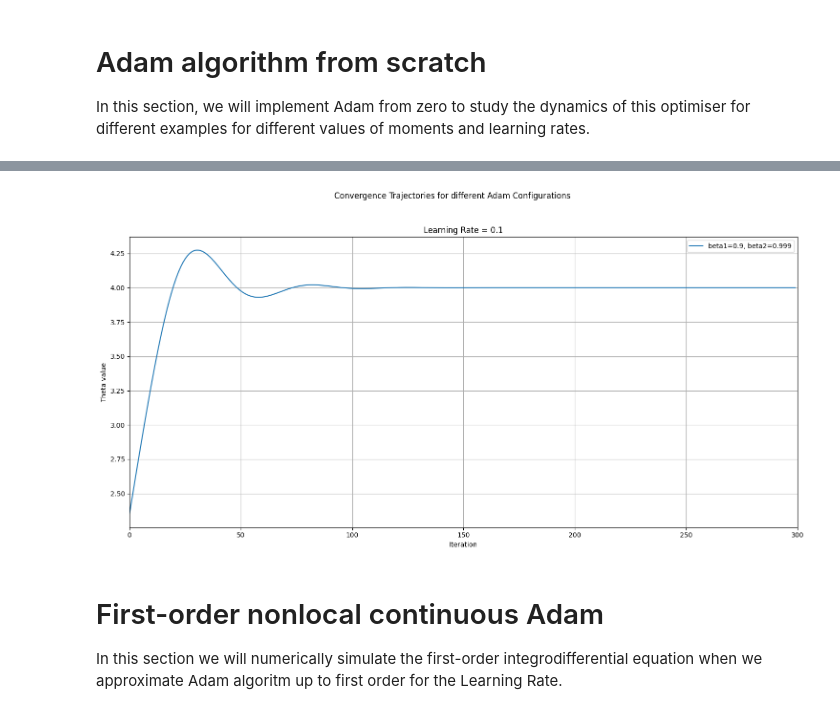
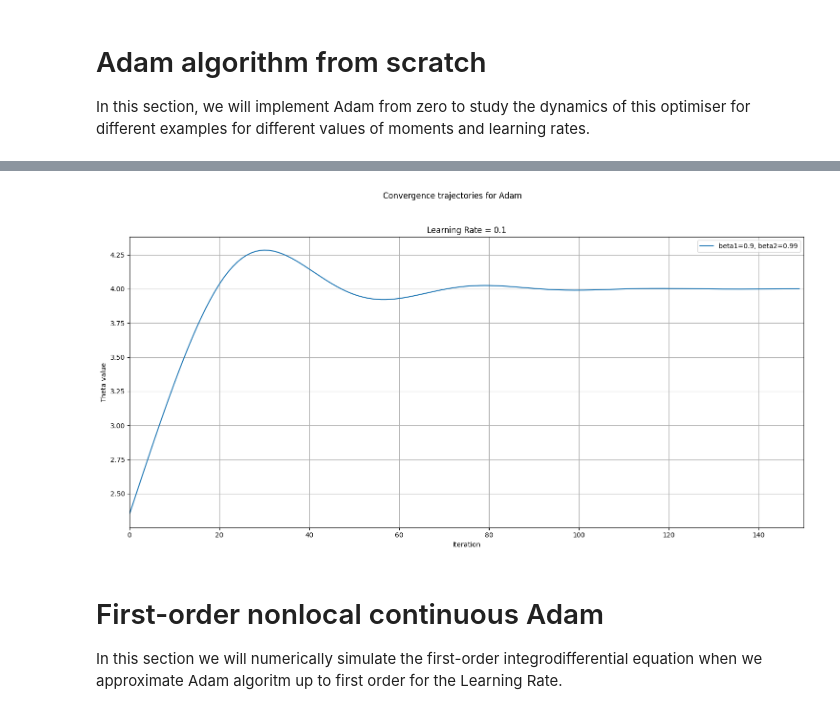
Before and after one commit to carlosherediapimienta/Numerical_IDE, a Jupyter notebook: Simulations_nonlocal_dynamics.ipynb, the cells around one changed output, grey strips where cells are left out. Drawn from its saved outputs; the diff is of its cells as text; code cells hidden in the pictures.

```diff
--- a/Simulations_nonlocal_dynamics.ipynb
+++ b/Simulations_nonlocal_dynamics.ipynb
@@ -15,28 +15,28 @@ import time
 In this section by specifying the setting used for the chosen example.
 # %%
 ### Parameter grid
-param_grid = {
-    'lr': [0.1, 0.01, 0.001],
-    'beta1': [0.9, 0.25],
-    'beta2': [0.999, 0.25],
-}
+#param_grid = {
+#    'lr': [0.1, 0.01],
+#    'beta1': [0.9, 0.5],
+#    'beta2': [0.99, 0.5],
+#}
 
 param_grid = {
     'lr': [0.1],
     'beta1': [0.9],
-    'beta2': [0.999],
-    }
+    'beta2': [0.99],
+}
 
 n_learning_rates = len(param_grid['lr'])
 all_params = [dict(zip(param_grid.keys(), v)) for v in itertools.product(*param_grid.values())]
 
+### Initial values
 np.random.seed(33)
 theta_initial = np.random.uniform(2,3)
 theta_initial_dot = np.random.uniform(2,3)
-
-t_max = 4
 t_0 = 1e-12
 
+### Simulation
 example = 1
 verbose = False
 # %% [markdown]
@@ -45,7 +45,7 @@ verbose = False
 In this section, we will implement Adam from zero to study the dynamics of this optimiser for different examples for different values of moments and learning rates.
 # %%
 fig, axs = plt.subplots(ncols=n_learning_rates, figsize=(15, 8), sharey=True)
-fig.suptitle('Convergence Trajectories for different Adam Configurations')
+fig.suptitle('Convergence trajectories for Adam')
 
 x = np.arange(1,100+1, 1)
 y_true = 2*x
@@ -57,20 +57,16 @@ for i, lr in enumerate(param_grid['lr']):
     if example == 1:
 
         if lr == 0.1:
-            epochs = 300
+            epochs = 150
         elif lr == 0.01:
-            epochs = 1500
-        elif lr == 0.001:
-            epochs = int(8e3)
+            epochs = 600
 
     elif example == 2:
 
         if lr == 0.1:
+            epochs = 60
+        elif lr == 0.01:
             epochs = 150
-        elif lr == 0.01:
-            epochs = 350
-        elif lr == 0.001:
-            epochs = int(3.5e3)
 
     for params in [p for p in all_params if p['lr'] == lr]:
 
@@ -125,4 +121,4 @@ Final parameter value ADAM: theta = 4.0000, with elapsed time: 0.00 minutes.
-[figure, old version]
+[figure, new version]
 # %% [markdown]
 # First-order nonlocal continuous Adam
 
```
Also changed, not shown: parts of 3 cells of this notebook.
